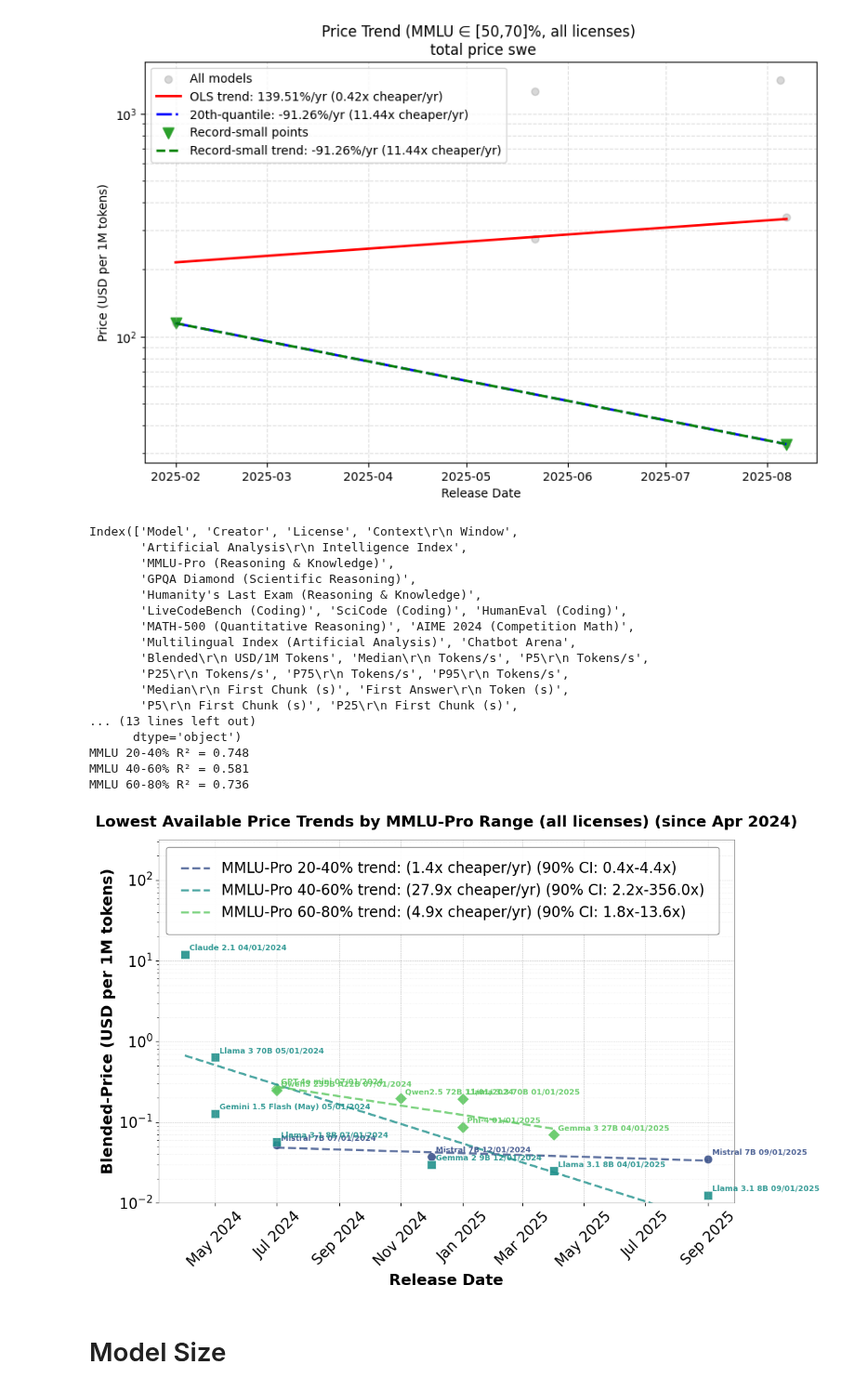
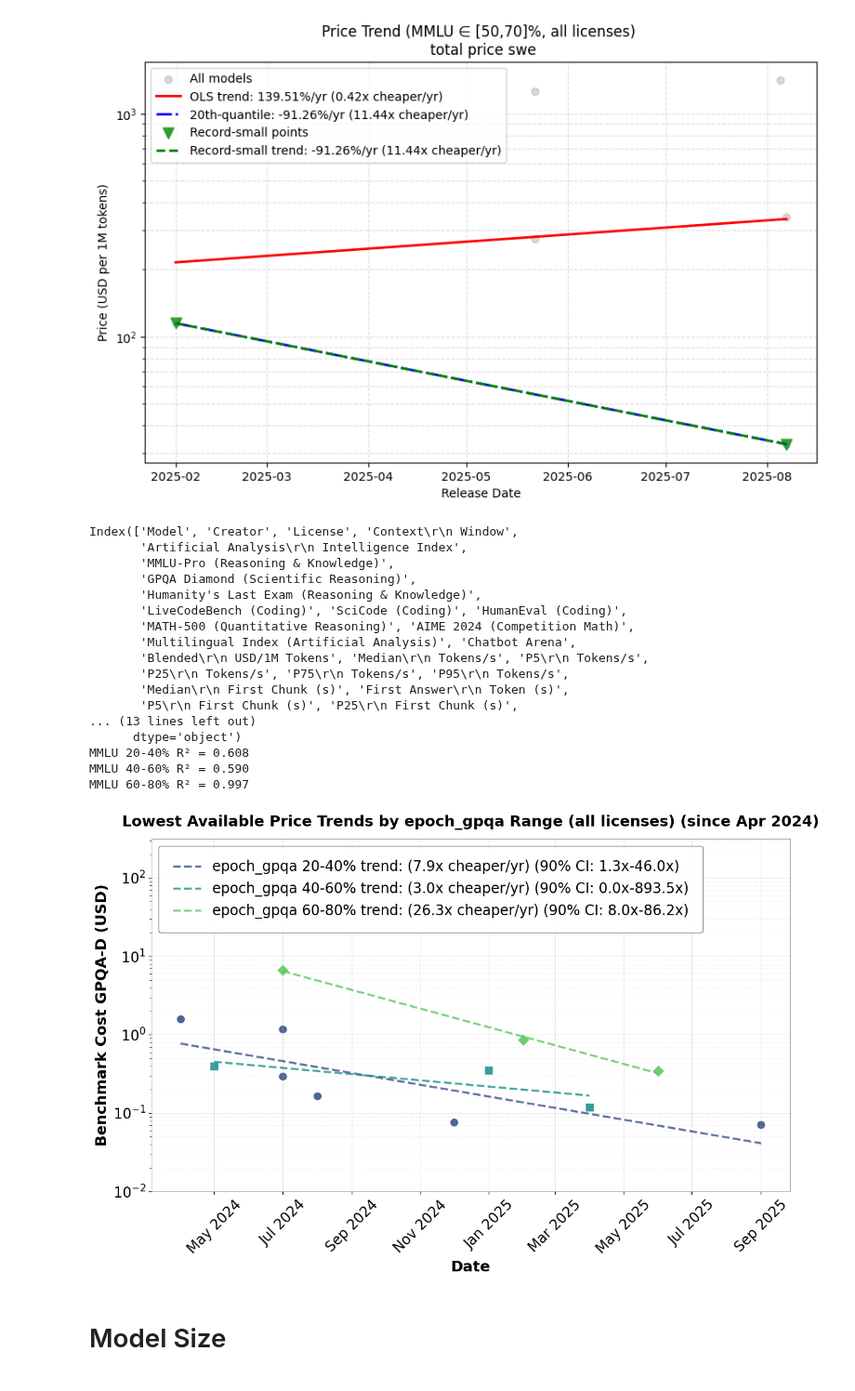
Before and after one commit to hansgundlach/Algorithmic_Progress_Inference, a Jupyter notebook: neurips_paper_graphs.ipynb, the cells around one changed output. Shown at 93% size. Drawn from its saved outputs; the diff is of its cells as text; code cells hidden in the pictures.

```diff
--- a/neurips_paper_graphs.ipynb
+++ b/neurips_paper_graphs.ipynb
@@ -525,8 +525,8 @@ def plot_combined_record_small_trends(open_license_only=False, price_col='Lowest
 
     # 15) Enhanced formatting
     ax.set_yscale('log')
-    ax.set_xlabel('Release Date', fontsize=18, fontweight='bold')
-    ax.set_ylabel('Blended-Price (USD per 1M tokens)', fontsize=18, fontweight='bold')
+    ax.set_xlabel('Date', fontsize=18, fontweight='bold')
+    ax.set_ylabel('Benchmark Cost GPQA-D (USD)', fontsize=18, fontweight='bold')
 
     # Format date axis
     date_formatter = DateFormatter('%b %Y')
@@ -593,7 +593,7 @@ def plot_combined_record_small_trends(open_license_only=False, price_col='Lowest
 
 # Blended Price (3:1) USD/1M Tokens
 
-plot_combined_record_small_trends(open_license_only=False, price_col="Blended Price (3:1) USD/1M Tokens", confidence_interval=True, min_date=datetime(2024, 4, 1), benchmark_col='MMLU-Pro (Reasoning & Knowledge)', show_model_names=True, include_reasoning_models=True, mmlu_ranges=[(20, 40), (40, 60), (60, 80)])
+plot_combined_record_small_trends(open_license_only=False, price_col="Benchmark Cost USD", confidence_interval=True, min_date=datetime(2024, 4, 1), benchmark_col='epoch_gpqa', show_model_names=False, include_reasoning_models=True, mmlu_ranges=[(20, 40), (40, 60), (60, 80)])
 
 
 
@@ -627,37 +627,37 @@ plot_combined_record_small_trends(open_license_only=False, price_col="Blended Pr
 # plot_combined_record_small_trends(open_license_only=True, price_col="Lowest Blended Price AA", include_chinese=False)
 
 # # For non-reasoning models only:
 # plot_combined_record_small_trends(open_license_only=True, price_col="Lowest Blended Price AA", include_reasoning_models=False)
 
 # # Example with custom MMLU ranges:
 # plot_combined_record_small_trends(open_license_only=True, price_col="Lowest Blended Price AA", mmlu_ranges=[(20, 40), (40, 60), (60, 80), (80, 95)])
 
 
 
 #         'GPQA Diamond (Scientific Reasoning)',
 # #        'Humanity's Last Exam (Reasoning & Knowledge)',
 # #        'LiveCodeBench (Coding)', 'SciCode (Coding)', 'HumanEval (Coding)',
 # #        'MATH-500 (Quantitative Reasoning)', 'AIME 2024 (Competition Math)',
 # #        'Multilingual Index (Artificial Analysis)', 'Chatbot Arena',
 # %% [output]
 Index(['Model', 'Creator', 'License', 'Context\r\n Window',
        'Artificial Analysis\r\n Intelligence Index',
        'MMLU-Pro (Reasoning & Knowledge)',
        'GPQA Diamond (Scientific Reasoning)',
        'Humanity's Last Exam (Reasoning & Knowledge)',
        'LiveCodeBench (Coding)', 'SciCode (Coding)', 'HumanEval (Coding)',
        'MATH-500 (Quantitative Reasoning)', 'AIME 2024 (Competition Math)',
        'Multilingual Index (Artificial Analysis)', 'Chatbot Arena',
        'Blended\r\n USD/1M Tokens', 'Median\r\n Tokens/s', 'P5\r\n Tokens/s',
        'P25\r\n Tokens/s', 'P75\r\n Tokens/s', 'P95\r\n Tokens/s',
        'Median\r\n First Chunk (s)', 'First Answer\r\n Token (s)',
        'P5\r\n First Chunk (s)', 'P25\r\n First Chunk (s)',
 ... (13 lines left out)
       dtype='object')
-MMLU 20-40% R² = 0.748
-MMLU 40-60% R² = 0.581
-MMLU 60-80% R² = 0.736
+MMLU 20-40% R² = 0.608
+MMLU 40-60% R² = 0.590
+MMLU 60-80% R² = 0.997
-[figure, old version]
+[figure, new version]
 # %% [markdown]
 # Model Size
 # %%
```
Also changed, not shown: 8 other files.
